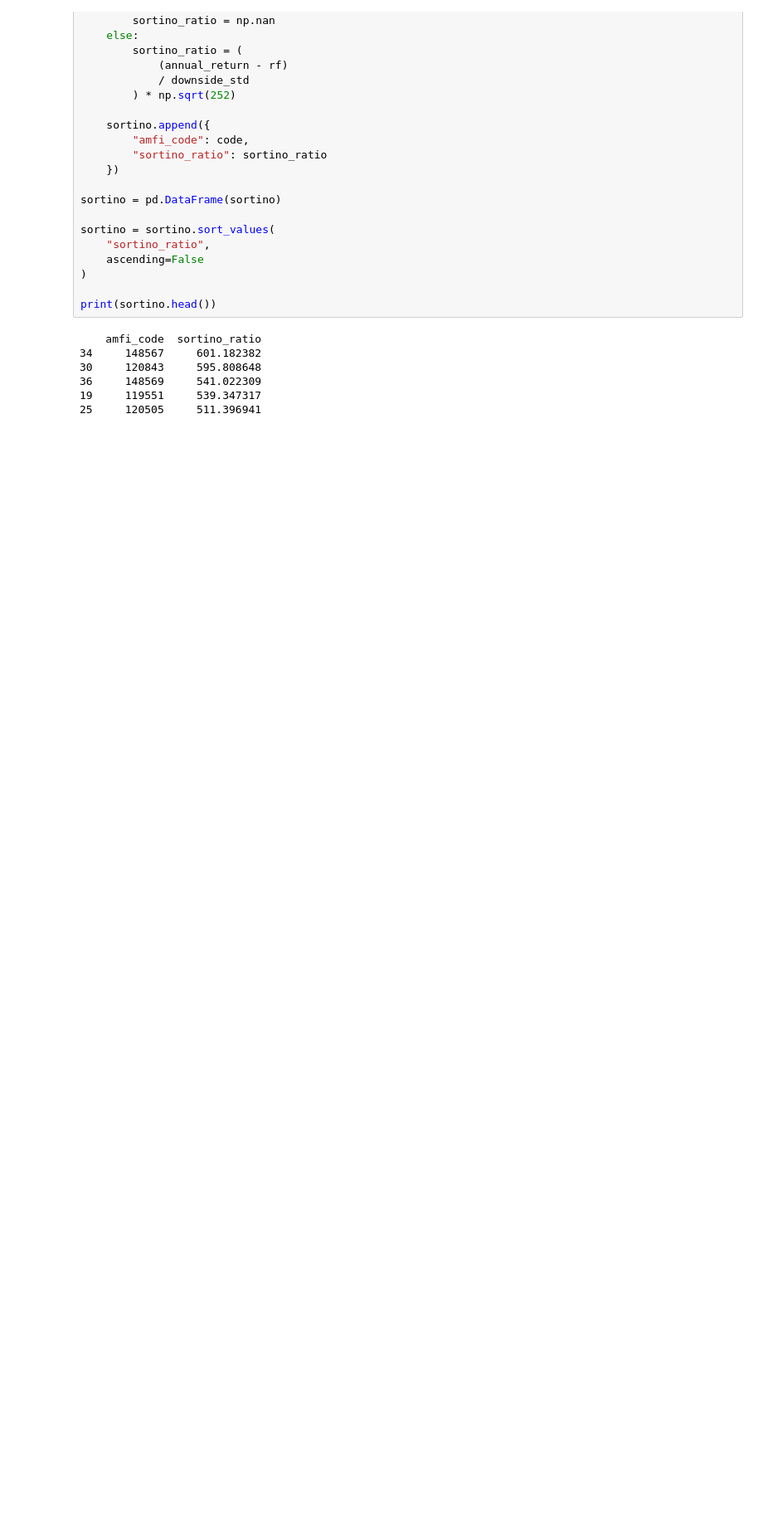
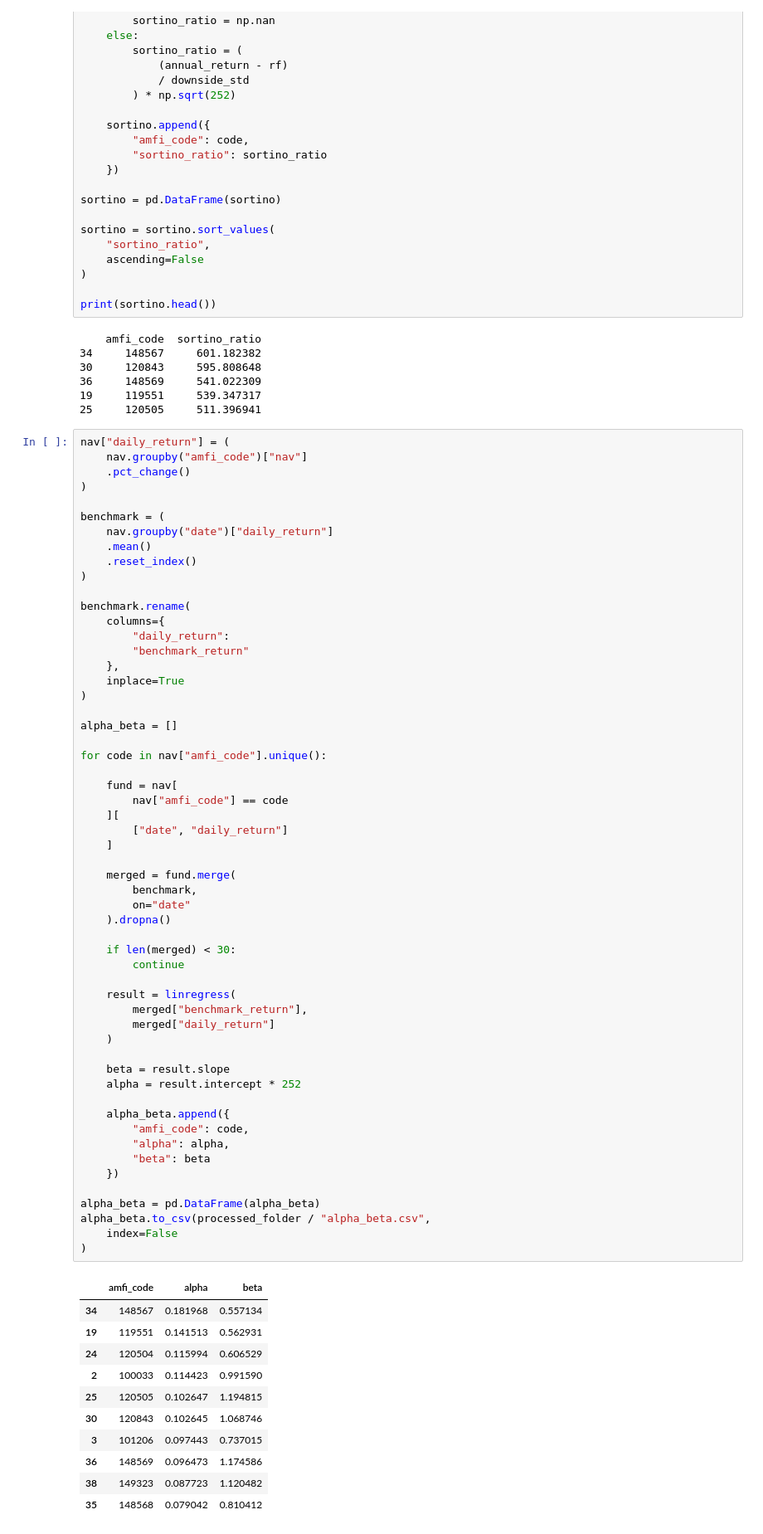
Before and after one commit to KillerBea967/MutualFundAnalytics, a Jupyter notebook: notebooks/Performance_Analytics.ipynb, the cells around one changed output. Shown at 83% size. Saved outputs shown, nothing was run; the diff lists cells and outputs as text; blank space fills up the shorter version.

Commit message:
Computed CAGR, Found Sharpe Ratio and Sortino Ratio, Alpha and Beta regression and Maximum Drawdown for each funds analyzed.

```diff
--- a/notebooks/Performance_Analytics.ipynb
+++ b/notebooks/Performance_Analytics.ipynb
@@ -222,3 +222,71 @@ print(sortino.head())
 36     148569     541.022309
 19     119551     539.347317
 25     120505     511.396941
+# %%
+nav["daily_return"] = (
+    nav.groupby("amfi_code")["nav"]
+    .pct_change()
+)
+
+benchmark = (
+    nav.groupby("date")["daily_return"]
+    .mean()
+    .reset_index()
+)
+
+benchmark.rename(
+    columns={
+        "daily_return":
+        "benchmark_return"
+    },
+    inplace=True
+)
+
+alpha_beta = []
+
+for code in nav["amfi_code"].unique():
+
+    fund = nav[
+        nav["amfi_code"] == code
+    ][
+        ["date", "daily_return"]
+    ]
+
+    merged = fund.merge(
+        benchmark,
+        on="date"
+    ).dropna()
+
+    if len(merged) < 30:
+        continue
+
+    result = linregress(
+        merged["benchmark_return"],
+        merged["daily_return"]
+    )
+
+    beta = result.slope
+    alpha = result.intercept * 252
+
+    alpha_beta.append({
+        "amfi_code": code,
+        "alpha": alpha,
+        "beta": beta
+    })
+
+alpha_beta = pd.DataFrame(alpha_beta)
+alpha_beta.to_csv(processed_folder / "alpha_beta.csv",
+    index=False
+)
+# %% [output]
+|  | amfi_code | alpha | beta |
+| 34 | 148567 | 0.181968 | 0.557134 |
+| 19 | 119551 | 0.141513 | 0.562931 |
+| 24 | 120504 | 0.115994 | 0.606529 |
+| 2 | 100033 | 0.114423 | 0.991590 |
+| 25 | 120505 | 0.102647 | 1.194815 |
+| 30 | 120843 | 0.102645 | 1.068746 |
+| 3 | 101206 | 0.097443 | 0.737015 |
+| 36 | 148569 | 0.096473 | 1.174586 |
+| 38 | 149323 | 0.087723 | 1.120482 |
+| 35 | 148568 | 0.079042 | 0.810412 |
```
Also changed, not shown: parts of 3 cells of this notebook, 3 other files.
